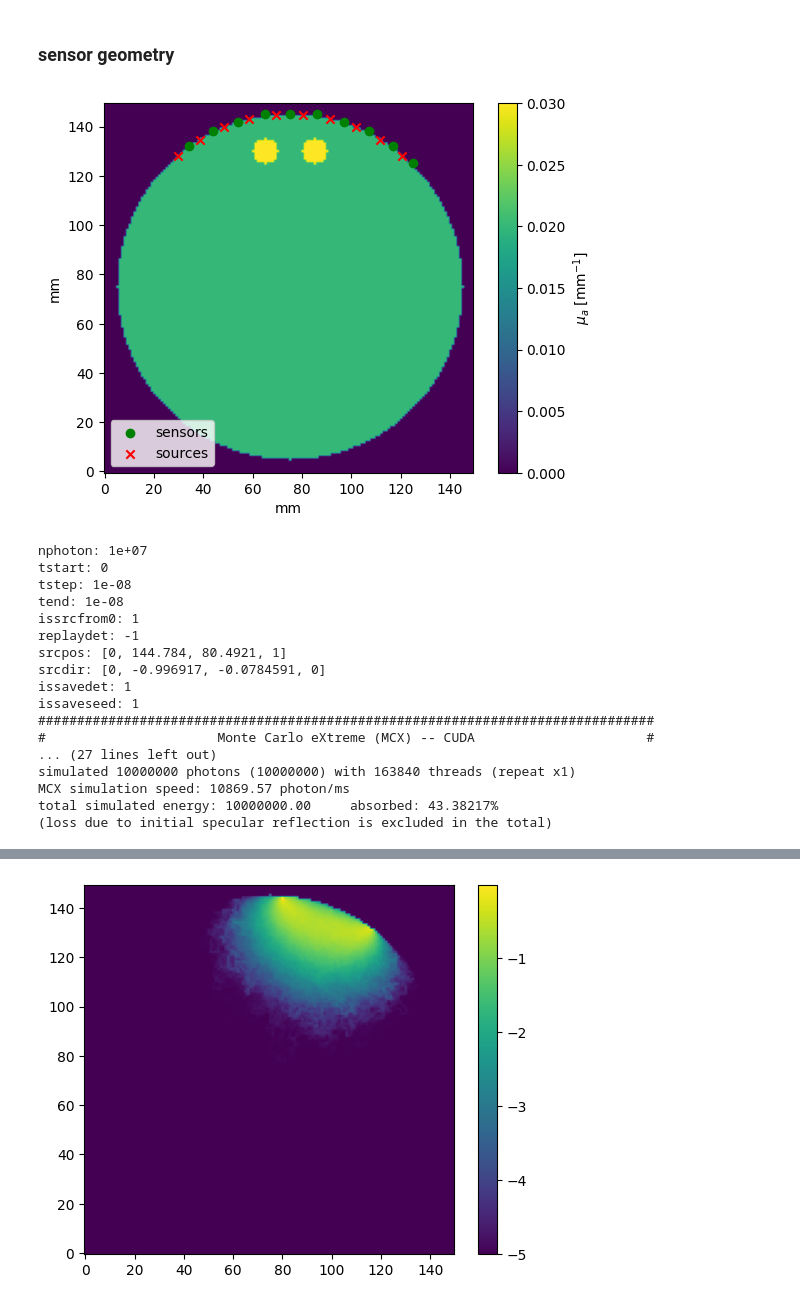
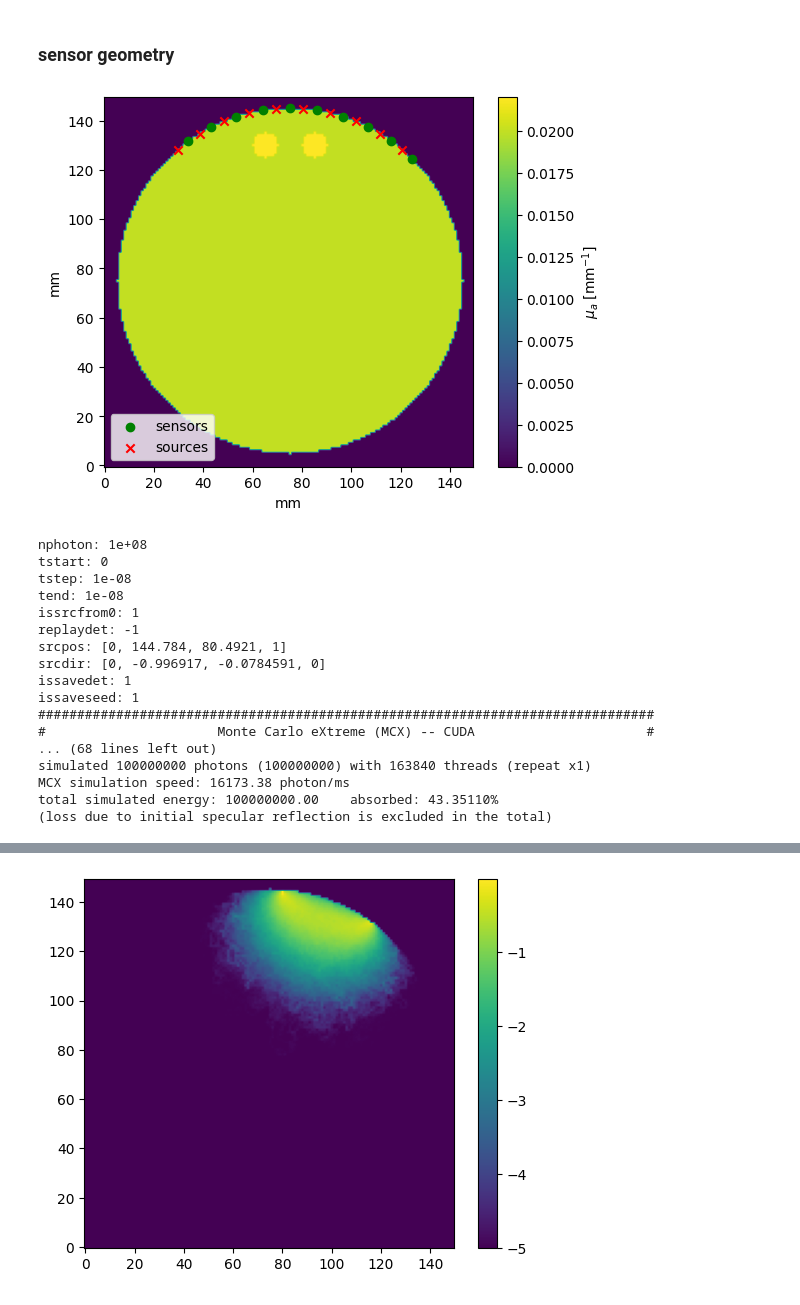
Before and after one commit to neural-imagery/tomography-experiments, a Jupyter notebook: 3d/main.ipynb, the cells around one changed output, grey strips where cells are left out. Drawn from its saved outputs; the diff is of its cells as text; code cells hidden in the pictures.

```diff
--- a/3d/main.ipynb
+++ b/3d/main.ipynb
@@ -51,8 +51,10 @@ phi_sensors = i_values / noptodes * np.pi / 2 + np.pi / 4
 phi_sources = (i_values + 0.5) / noptodes * np.pi / 2 + np.pi / 4
 
 # Calculate sensor and source positions
+scaling_factor = 1
+
 center_point = np.array([ny // 2, nx // 2])
-sensor_positions  = r_head * np.vstack((np.sin(phi_sensors), np.cos(phi_sensors))).T + center_point
+sensor_positions  = scaling_factor * r_head * np.vstack((np.sin(phi_sensors), np.cos(phi_sensors))).T + center_point
 source_positions  = r_head * np.vstack((np.sin(phi_sources), np.cos(phi_sources))).T + center_point
 source_directions = center_point - source_positions
 source_directions = source_directions / np.linalg.norm(source_directions, axis=1)[:,None] # normalize
@@ -62,38 +64,40 @@ source_positions = np.hstack((nz//2*np.ones((noptodes, 1)), source_positions))
 source_directions = np.hstack((np.zeros((noptodes, 1)), source_directions))
 sensor_positions = np.hstack((nz//2*np.ones((noptodes, 1)), sensor_positions))
 sensor_positions = np.hstack((sensor_positions, np.ones((noptodes, 1))))
-sensor_positions = np.ceil(sensor_positions).astype(int)
+
+
+# sensor_positions = np.floor(sensor_positions)
 
 
 # info about region
-percent_change = 1.5
+relative_change = 1.1
 
 g = 0.9                    # anisotropy factor
 mua0 = 0.02               # background absorption [1/mm]
 mus0 = 0.67/(1-g)               # background scattering [1/mm]
-mua1 = mua0 * percent_change # absorption of perturbation [1/mm]
-mus1 = mus0 * percent_change # scattering of perturbation [1/mm]
+mua1 = mua0 * relative_change # absorption of perturbation [1/mm]
+mus1 = mus0 * relative_change # scattering of perturbation [1/mm]
 refind = 1.4                # refractive index
 
 optical_properties = np.array([
     [0,0,1,1],
     [mua0, mus0, g, refind],
     [mua1, mus1, g, refind]
     ])
 
 mua = region_to_mua(region, optical_properties)
 
 plt.figure()
 plt.imshow(mua[nz//2,...])
 plt.colorbar(label="$\\mu_a \\text{ }[\\text{mm}^{-1}]$")
 plt.scatter(sensor_positions[:,-2], sensor_positions[:,-3], c='g', marker='o', label='sensors')
 plt.scatter(source_positions[:,-1], source_positions[:,-2], c='r', marker='x', label='sources')
 plt.gca().invert_yaxis()
 plt.xlabel("mm"); plt.ylabel("mm")
 plt.legend()
 plt.show()
 # %% [output]
-[figure, old version]
+[figure, new version]
 # %%
 def forward(volume, optical_properties, source_positions, source_directions,
             detector_positions):
@@ -133,9 +136,16 @@ def compute_jacobian(forward_result, config):
 # %%
 source_index = 4
 
+optical_properties_bg = np.array([
+    [0,0,1,1],
+    [mua0, mus0, g, refind],
+    [mua0, mus0, g, refind] # set perturbation to background
+    ])
+
+res_bg, cfg_bg = forward(region, optical_properties_bg, source_positions[source_index], source_directions[source_index], sensor_positions)
 res_true, cfg_true = forward(region, optical_properties, source_positions[source_index], source_directions[source_index], sensor_positions)
 # %% [output]
-nphoton: 1e+07
+nphoton: 1e+08
 tstart: 0
 tstep: 1e-08
 tend: 1e-08
@@ -147,8 +157,8 @@ issavedet: 1
 issaveseed: 1
 ###############################################################################
 #                      Monte Carlo eXtreme (MCX) -- CUDA                      #
-... (27 lines left out)
-simulated 10000000 photons (10000000) with 163840 threads (repeat x1)
-MCX simulation speed: 10869.57 photon/ms
-total simulated energy: 10000000.00     absorbed: 43.38217%
+... (68 lines left out)
+simulated 100000000 photons (100000000) with 163840 threads (repeat x1)
+MCX simulation speed: 16173.38 photon/ms
+total simulated energy: 100000000.00    absorbed: 43.35110%
 (loss due to initial specular reflection is excluded in the total)
```
Also changed, not shown: parts of 17 cells of this notebook, 4 other files.
